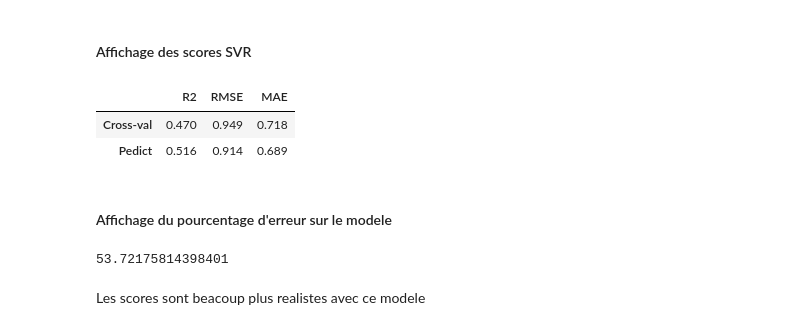
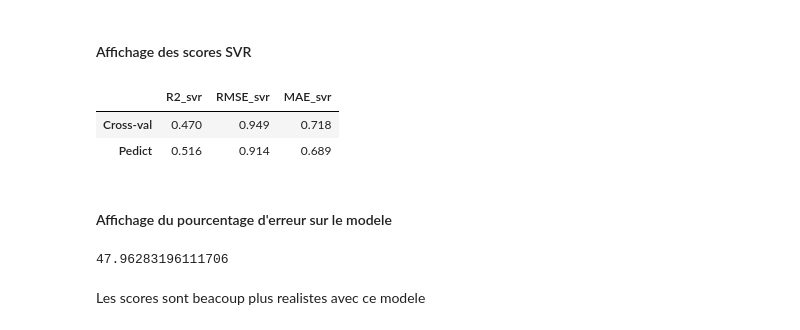
Before and after one commit to DavidRichomme/OC_P3_Anticipez_les_besoins_en_consommation_de_batiments, a Jupyter notebook: P3_modelisation_ML_supervisee.ipynb, the cells around one changed output. Saved outputs shown, nothing was run; the diff lists cells and outputs as text; code cells hidden in the pictures.

```diff
--- a/P3_modelisation_ML_supervisee.ipynb
+++ b/P3_modelisation_ML_supervisee.ipynb
@@ -488,15 +490,15 @@ modele_svr = TransformedTargetRegressor(
 )
 
 # 1. Validation croisée sur le train
-resultats = cross_validate(
+resultats_svr = cross_validate(
     modele_svr, X_train, y_train_log,
     cv=5,
     scoring=["r2", "neg_root_mean_squared_error", "neg_mean_absolute_error"],
 )
 
-R2_svr_CrossVal = round(resultats["test_r2"].mean(), 3)
-RMSE_svr_CrossVal = round(-resultats["test_neg_root_mean_squared_error"].mean(), 3)
-MAE_svr_CrossVal = round(-resultats["test_neg_mean_absolute_error"].mean(), 3)
+R2_svr_CrossVal = round(resultats_svr["test_r2"].mean(), 3)
+RMSE_svr_CrossVal = round(-resultats_svr["test_neg_root_mean_squared_error"].mean(), 3)
+MAE_svr_CrossVal = round(-resultats_svr["test_neg_mean_absolute_error"].mean(), 3)
 
 print("R² Cross_validate moyen :", R2_svr_CrossVal)
 print("RMSE Cross_validate moyen :", RMSE_svr_CrossVal)
@@ -535,14 +537,14 @@ MAE : 0.689
 #### Affichage des scores SVR
 # %%
 df_scores_SVR = pd.DataFrame({
-    "R2": [R2_svr_CrossVal, R2_svr_pred],
-    "RMSE": [RMSE_svr_CrossVal, RMSE_svr_pred],
-    "MAE": [MAE_svr_CrossVal, MAE_svr_pred],
+    "R2_svr": [R2_svr_CrossVal, R2_svr_pred],
+    "RMSE_svr": [RMSE_svr_CrossVal, RMSE_svr_pred],
+    "MAE_svr": [MAE_svr_CrossVal, MAE_svr_pred],
 }, index=["Cross-val", "Pedict"])
 
 df_scores_SVR
 # %% [output]
-|  | R2 | RMSE | MAE |
+|  | R2_svr | RMSE_svr | MAE_svr |
 | Cross-val | 0.470 | 0.949 | 0.718 |
 | Pedict | 0.516 | 0.914 | 0.689 |
 # %% [markdown]
@@ -555,10 +557,10 @@ moyenne_cible = building_consumption_ready_to_fe['SiteEnergyUse(kBtu)'].mean()
 y_pred_svr = np.expm1(y_pred_log)
 
 
-erreur_relative = (y_pred_lin - y_test).abs() / y_test
-print(erreur_relative.median() * 100)
+erreur_relative_svr = (y_pred_svr - y_test).abs() / y_test
+print(erreur_relative_svr.median() * 100)
 # %% [output]
-53.72175814398401
+47.96283196111706
 # %% [markdown]
 Les scores sont beacoup plus realistes avec ce modele
 # %% [markdown]
```
Also changed, not shown: parts of 30 cells of this notebook, 6 other files.
